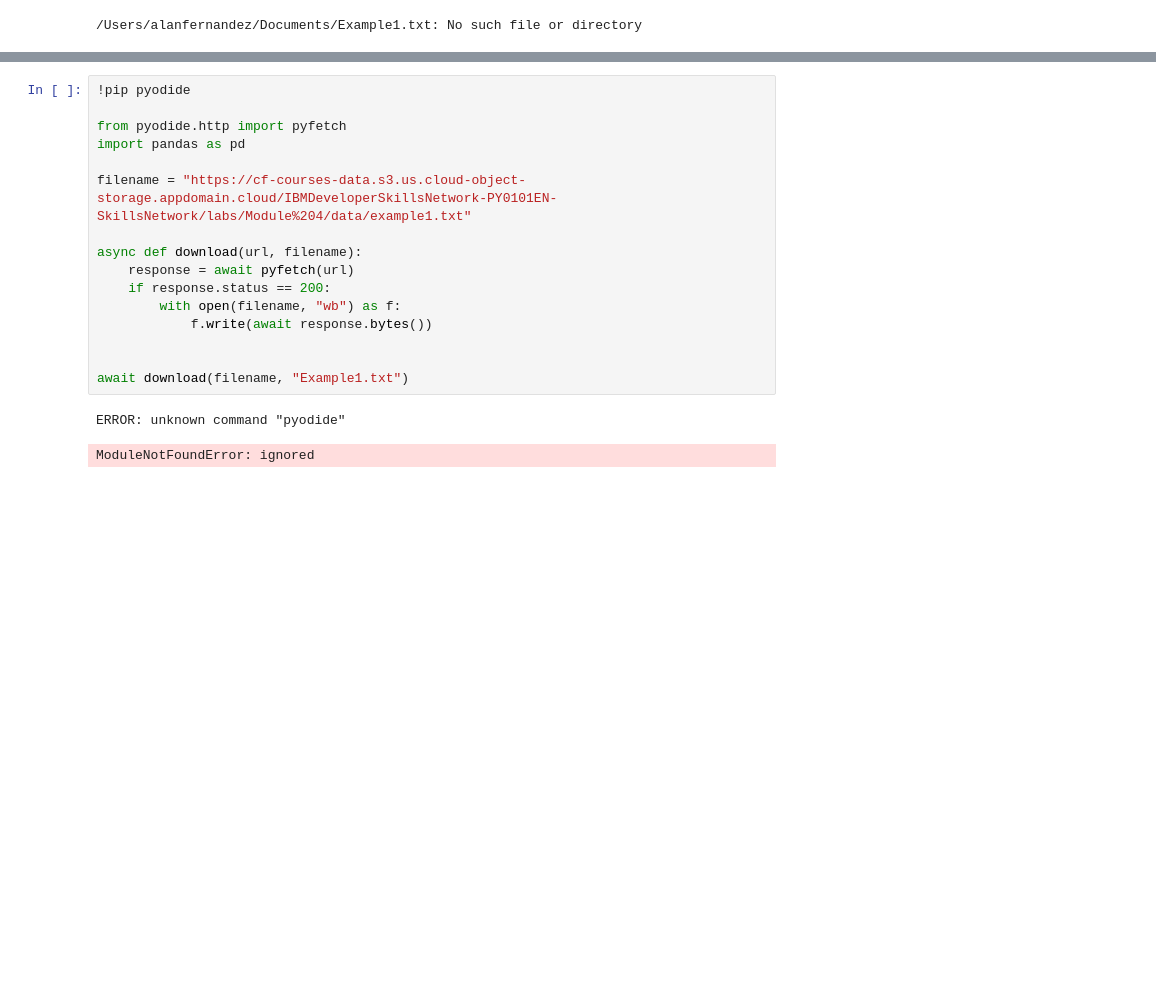
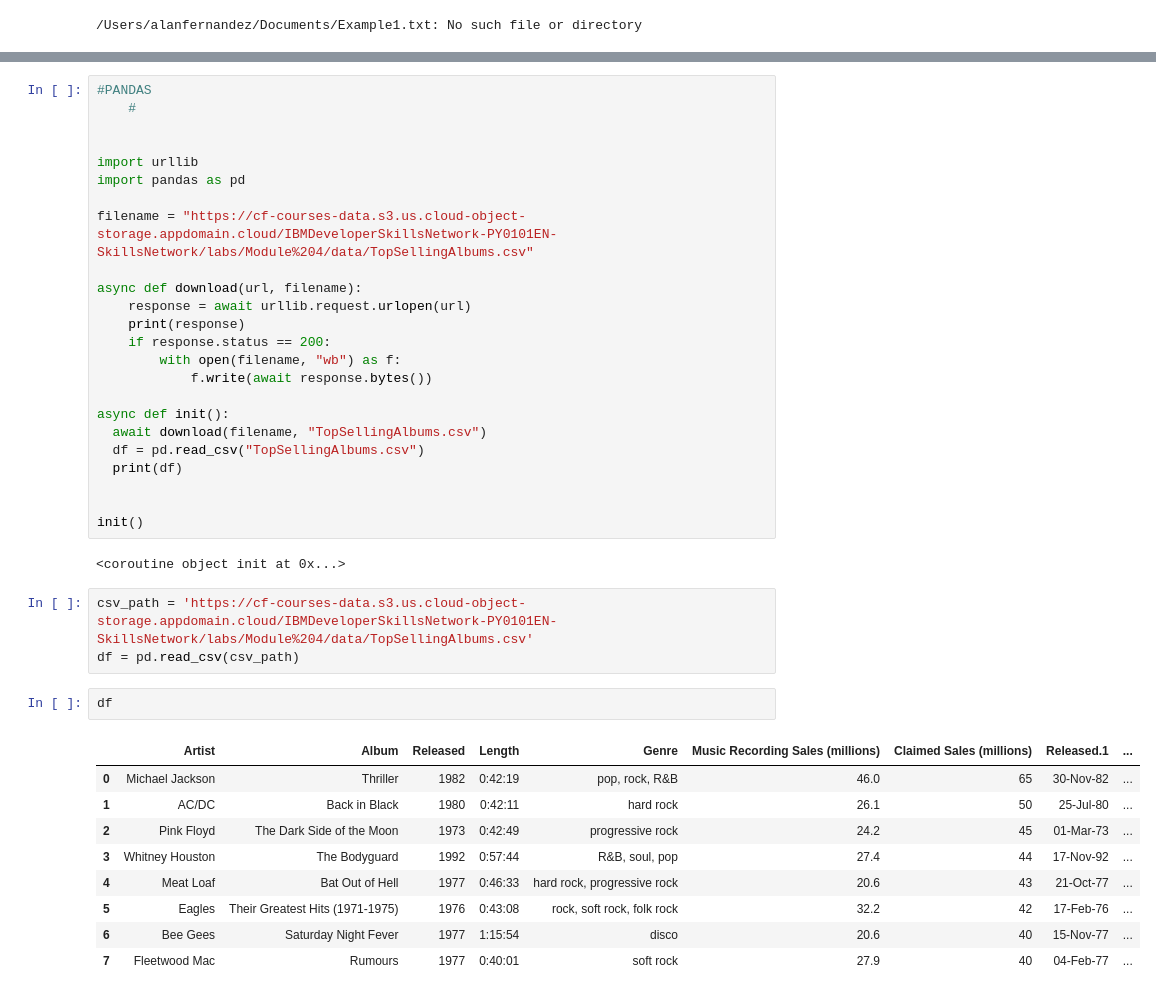
Before and after one commit to PosgradoMNA/actividades-de-aprendizaje-Alanave28, a Jupyter notebook: CursoIBMAlanFernandez_P2.ipynb, the cells around one changed output, grey strips where cells are left out. Drawn from its saved outputs; the diff is of its cells as text; blank space fills up the shorter version.

```diff
--- a/CursoIBMAlanFernandez_P2.ipynb
+++ b/CursoIBMAlanFernandez_P2.ipynb
@@ -1945,19 +2331,41 @@ ERROR: unknown command "pyodide.http"
 # %%
-!pip pyodide
+#PANDAS
+    #
 
-from pyodide.http import pyfetch
+
+import urllib
 import pandas as pd
 
-filename = "https://cf-courses-data.s3.us.cloud-object-storage.appdomain.cloud/IBMDeveloperSkillsNetwork-PY0101EN-SkillsNetwork/labs/Module%204/data/example1.txt"
+filename = "https://cf-courses-data.s3.us.cloud-object-storage.appdomain.cloud/IBMDeveloperSkillsNetwork-PY0101EN-SkillsNetwork/labs/Module%204/data/TopSellingAlbums.csv"
 
 async def download(url, filename):
-    response = await pyfetch(url)
+    response = await urllib.request.urlopen(url)
+    print(response)
     if response.status == 200:
         with open(filename, "wb") as f:
             f.write(await response.bytes())
 
+async def init():
+  await download(filename, "TopSellingAlbums.csv")
+  df = pd.read_csv("TopSellingAlbums.csv")
+  print(df)
 
-await download(filename, "Example1.txt")
+
+init()
 # %% [output]
-ERROR: unknown command "pyodide"
+<coroutine object init at 0x...>
-ModuleNotFoundError: ignored
+# %%
+csv_path = 'https://cf-courses-data.s3.us.cloud-object-storage.appdomain.cloud/IBMDeveloperSkillsNetwork-PY0101EN-SkillsNetwork/labs/Module%204/data/TopSellingAlbums.csv'
+df = pd.read_csv(csv_path)
+# %%
+df
+# %% [output]
+|  | Artist | Album | Released | Length | Genre | Music Recording Sales (millions) | Claimed Sales (millions) | Released.1 | ... |
+| 0 | Michael Jackson | Thriller | 1982 | 0:42:19 | pop, rock, R&B | 46.0 | 65 | 30-Nov-82 | ... |
+| 1 | AC/DC | Back in Black | 1980 | 0:42:11 | hard rock | 26.1 | 50 | 25-Jul-80 | ... |
+| 2 | Pink Floyd | The Dark Side of the Moon | 1973 | 0:42:49 | progressive rock | 24.2 | 45 | 01-Mar-73 | ... |
+| 3 | Whitney Houston | The Bodyguard | 1992 | 0:57:44 | R&B, soul, pop | 27.4 | 44 | 17-Nov-92 | ... |
+| 4 | Meat Loaf | Bat Out of Hell | 1977 | 0:46:33 | hard rock, progressive rock | 20.6 | 43 | 21-Oct-77 | ... |
+| 5 | Eagles | Their Greatest Hits (1971-1975) | 1976 | 0:43:08 | rock, soft rock, folk rock | 32.2 | 42 | 17-Feb-76 | ... |
+| 6 | Bee Gees | Saturday Night Fever | 1977 | 1:15:54 | disco | 20.6 | 40 | 15-Nov-77 | ... |
+| 7 | Fleetwood Mac | Rumours | 1977 | 0:40:01 | soft rock | 27.9 | 40 | 04-Feb-77 | ... |
```
Also changed, not shown: parts of 56 cells of this notebook.
